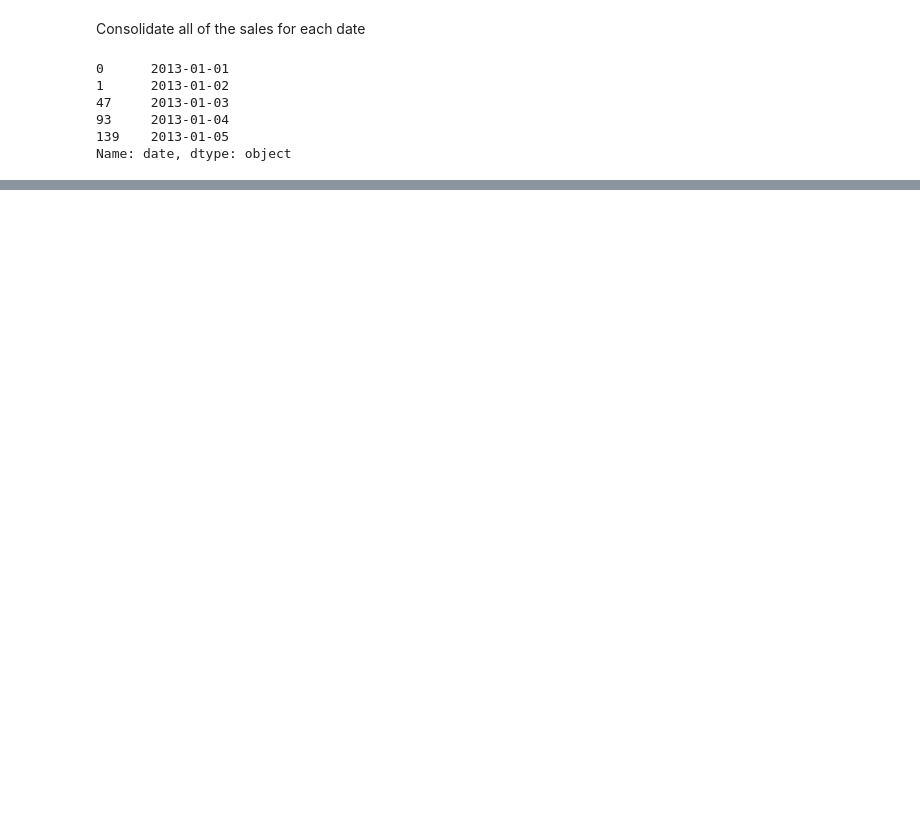
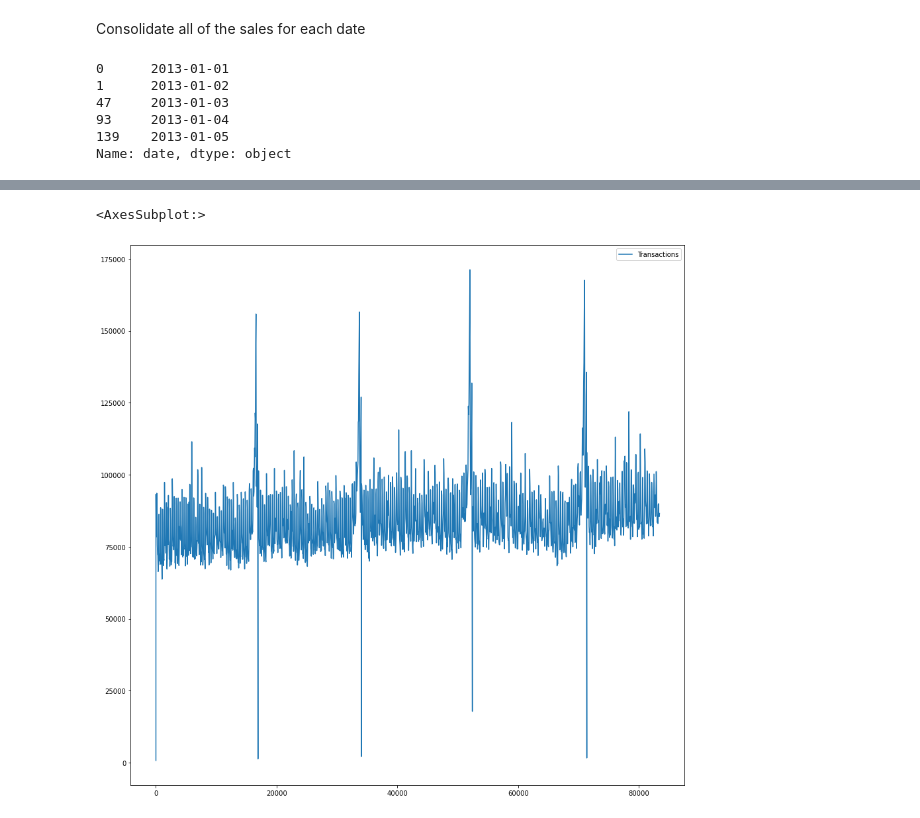
Before and after one commit to AnthonyWilson1/Store-Sales-Time-Series, a Jupyter notebook: TimeSeriesVisuals.ipynb, the cells around one changed output, grey strips where cells are left out. Drawn from its saved outputs; the diff is of its cells as text; code cells hidden in the pictures; blank space fills up the shorter version.

```diff
--- a/TimeSeriesVisuals.ipynb
+++ b/TimeSeriesVisuals.ipynb
@@ -55,0 +49,4 @@ for date in transactions:
+# %%
+
+transactions_cons = transactions.values.tolist()
+transactions_cons[:5]
@@ -55,0 +59,10 @@ for date in transactions:
+# %%
+trans_by_date = {}
+
+for date in transactions_dates:
+    trans_by_date[date] = 0
+
+for date in transactions_cons:
+    trans_by_date[date[0]] = trans_by_date[date[0]] + date[2]
+
+print(trans_by_date)
@@ -55,0 +71,5 @@ for date in transactions:
+# %%
+tran_values = []
+for values in trans_by_date:
+    tran_values.append(trans_by_date[values])
+print(tran_values[:5])
@@ -55,0 +78,5 @@ for date in transactions:
+# %%
+transactions_df = pd.DataFrame()
+transactions_df['Dates'] = transactions_dates
+transactions_df['Transactions'] = tran_values
+transactions_df
@@ -55,0 +97,5 @@ for date in transactions:
+# %%
+transactions_df.plot()
+# %% [output]
+<AxesSubplot:>
+[figure, added]
```
Also changed, not shown: parts of 9 cells of this notebook.
